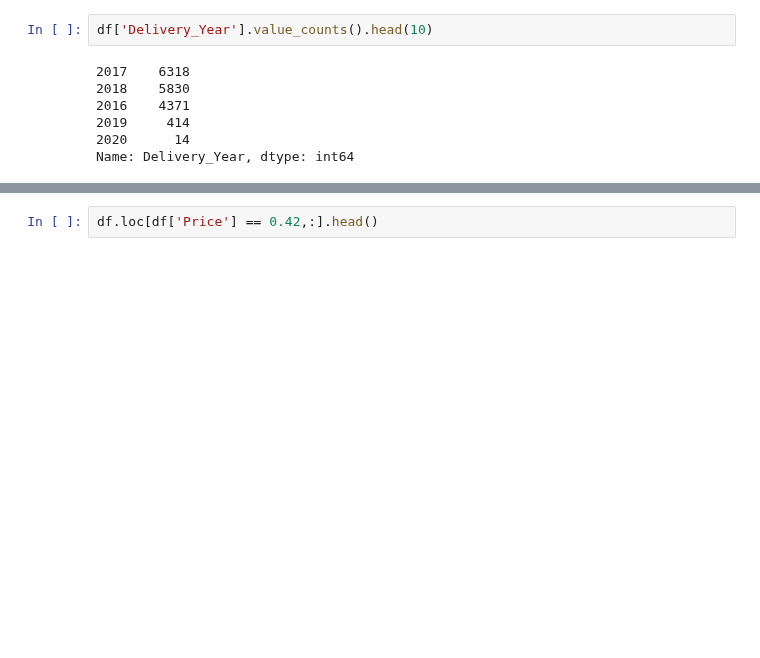
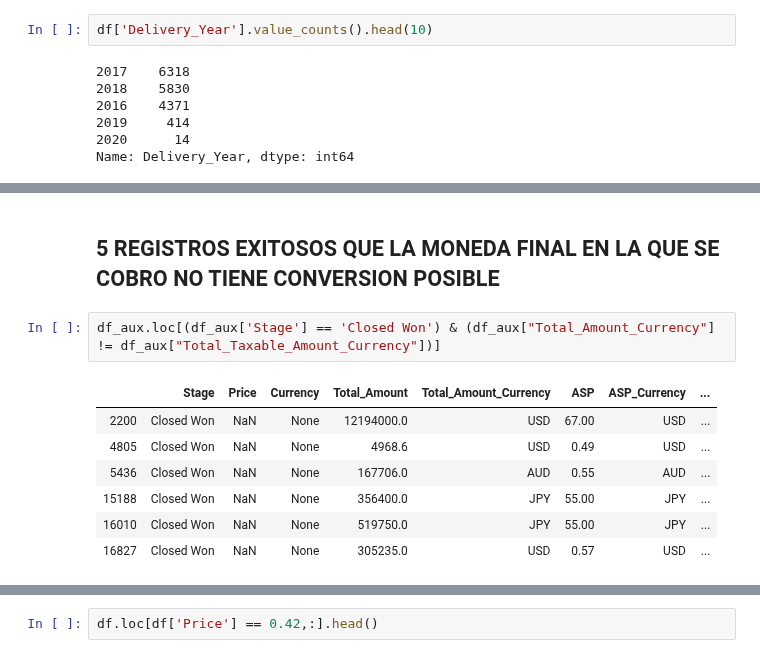
Before and after one commit to FernandoSinisi/Orga-Datos-2C-2020, a Jupyter notebook: TP1/Info General.ipynb, the cells around one changed output, grey strips where cells are left out. Drawn from its saved outputs; the diff is of its cells as text; blank space fills up the shorter version.

```diff
--- a/TP1/Info General.ipynb
+++ b/TP1/Info General.ipynb
@@ -189,0 +191,12 @@ df.loc[:,['Price','Currency','Total_Amount','Total_Amount_Currency','ASP','ASP_C
+# %% [markdown]
+## 5 REGISTROS EXITOSOS QUE LA MONEDA FINAL EN LA QUE SE COBRO NO TIENE CONVERSION POSIBLE
+# %%
+df_aux.loc[(df_aux['Stage'] == 'Closed Won') & (df_aux["Total_Amount_Currency"] != df_aux["Total_Taxable_Amount_Currency"])]
+# %% [output]
+|  | Stage | Price | Currency | Total_Amount | Total_Amount_Currency | ASP | ASP_Currency | ... |
+| 2200 | Closed Won | NaN | None | 12194000.0 | USD | 67.00 | USD | ... |
+| 4805 | Closed Won | NaN | None | 4968.6 | USD | 0.49 | USD | ... |
+| 5436 | Closed Won | NaN | None | 167706.0 | AUD | 0.55 | AUD | ... |
+| 15188 | Closed Won | NaN | None | 356400.0 | JPY | 55.00 | JPY | ... |
+| 16010 | Closed Won | NaN | None | 519750.0 | JPY | 55.00 | JPY | ... |
+| 16827 | Closed Won | NaN | None | 305235.0 | USD | 0.57 | USD | ... |
```
Also changed, not shown: parts of 3 cells of this notebook, 3 other files.
